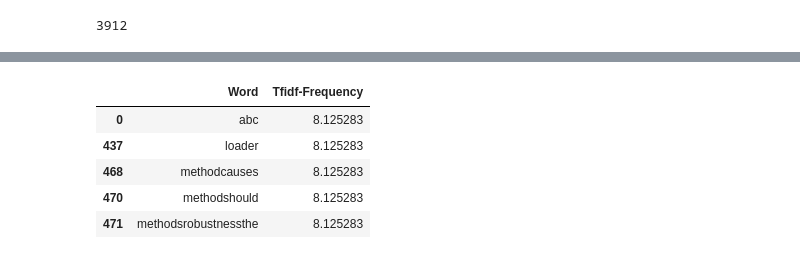
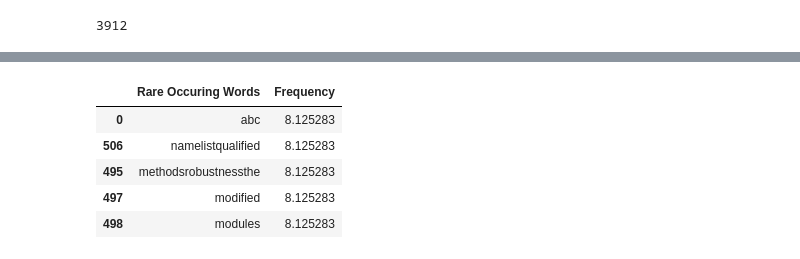
Before and after one commit to tanmaypandey7/Java-e-Book-NLP-Analysis, a Jupyter notebook: Assignment_NLP.ipynb, the cells around one changed output, grey strips where cells are left out. Drawn from its saved outputs; the diff is of its cells as text; code cells hidden in the pictures.

```diff
--- a/Assignment_NLP.ipynb
+++ b/Assignment_NLP.ipynb
@@ -77,15 +97,11 @@ tokens[:10]
 # %%
-# def split(s):
-#   head = s.rstrip('0123456789')
-#   tail = s[len(head):]
-#   return head,tail
+#preprocessing to remove useless words
+keywords=[x for x in tokens if not x in sw ]
 r = re.compile("([a-zA-Z]+)([0-9]+)")
-# m = r.match(tokens)
-# [split(s) for s in keywords ]
-# list(filter(None, initial) )
 z=[re.findall('\d+|\D+', x) for x in keywords]
 flat = [x for sublist in z for x in sublist]
-flat[:10]
+final_str=[x for x in flat if not x.isdigit()]
+final_str[:10]
 # %% [output]
 ['java',
  'basics',
@@ -114,20 +116,18 @@ final_str[:10]
 # %%
+import pandas as pd
 from sklearn.feature_extraction.text import TfidfVectorizer
-vectorizer = TfidfVectorizer(stop_words='english')
+vectorizer = TfidfVectorizer()
 tfidf_matrix = vectorizer.fit_transform(final_str)
 feature_names = vectorizer.get_feature_names()
-# dense = tfidf_matrix.toarray()
-# denselist = dense.tolist()
-# df = pd.DataFrame(denselist, columns=feature_names)
 idf =(vectorizer.idf_)
 dict_=dict(zip(feature_names, idf))
-df=pd.DataFrame(list(dict_.items()),columns=['Word','Tfidf-Frequency'])
-df.sort_values(["Tfidf-Frequency"],ascending=False,inplace=True)
+df=pd.DataFrame(list(dict_.items()),columns=['Rare Occuring Words','Frequency'])
+df.sort_values(["Frequency"],ascending=False,inplace=True)
 df.head()
 # %% [output]
-|  | Word | Tfidf-Frequency |
+|  | Rare Occuring Words | Frequency |
 | 0 | abc | 8.125283 |
-| 437 | loader | 8.125283 |
-| 468 | methodcauses | 8.125283 |
-| 470 | methodshould | 8.125283 |
-| 471 | methodsrobustnessthe | 8.125283 |
+| 506 | namelistqualified | 8.125283 |
+| 495 | methodsrobustnessthe | 8.125283 |
+| 497 | modified | 8.125283 |
+| 498 | modules | 8.125283 |
```
Also changed, not shown: parts of 10 cells of this notebook.
